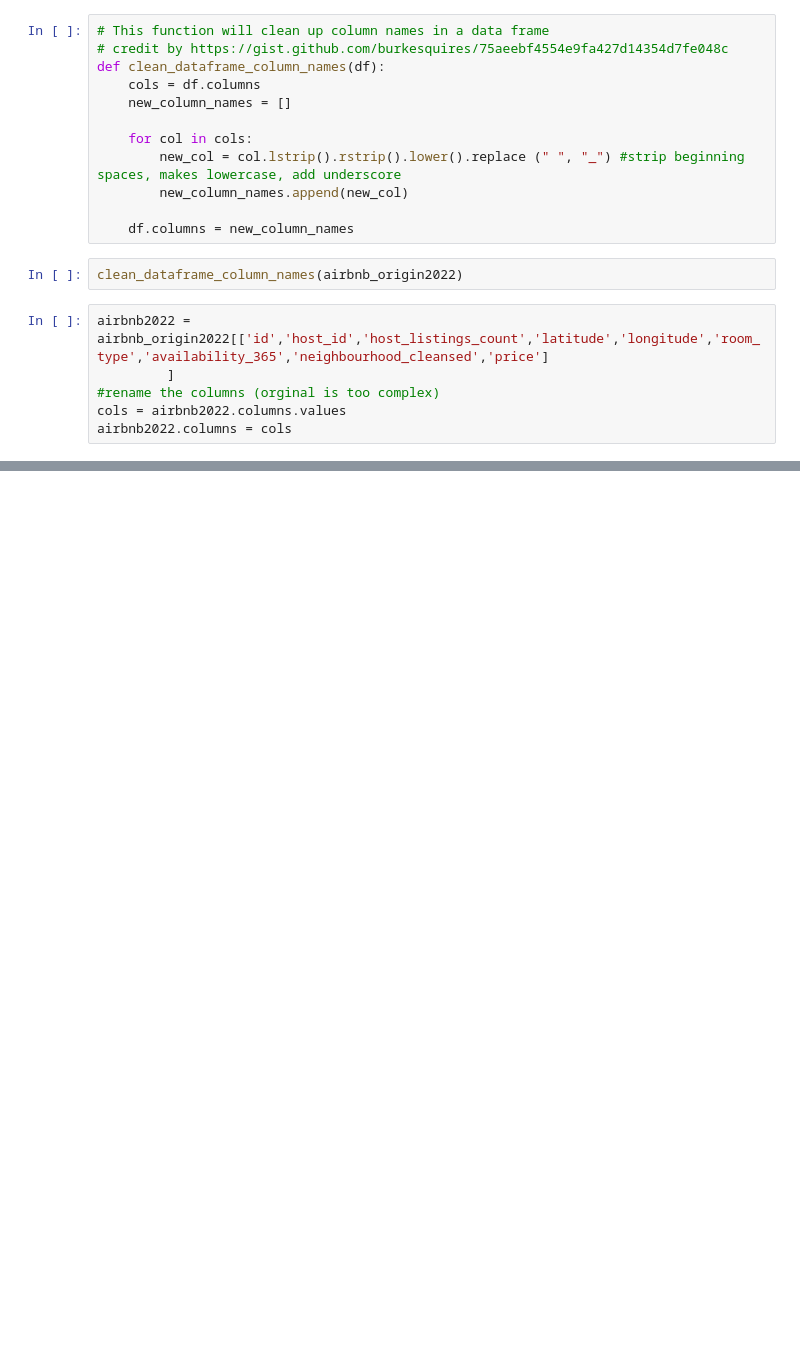
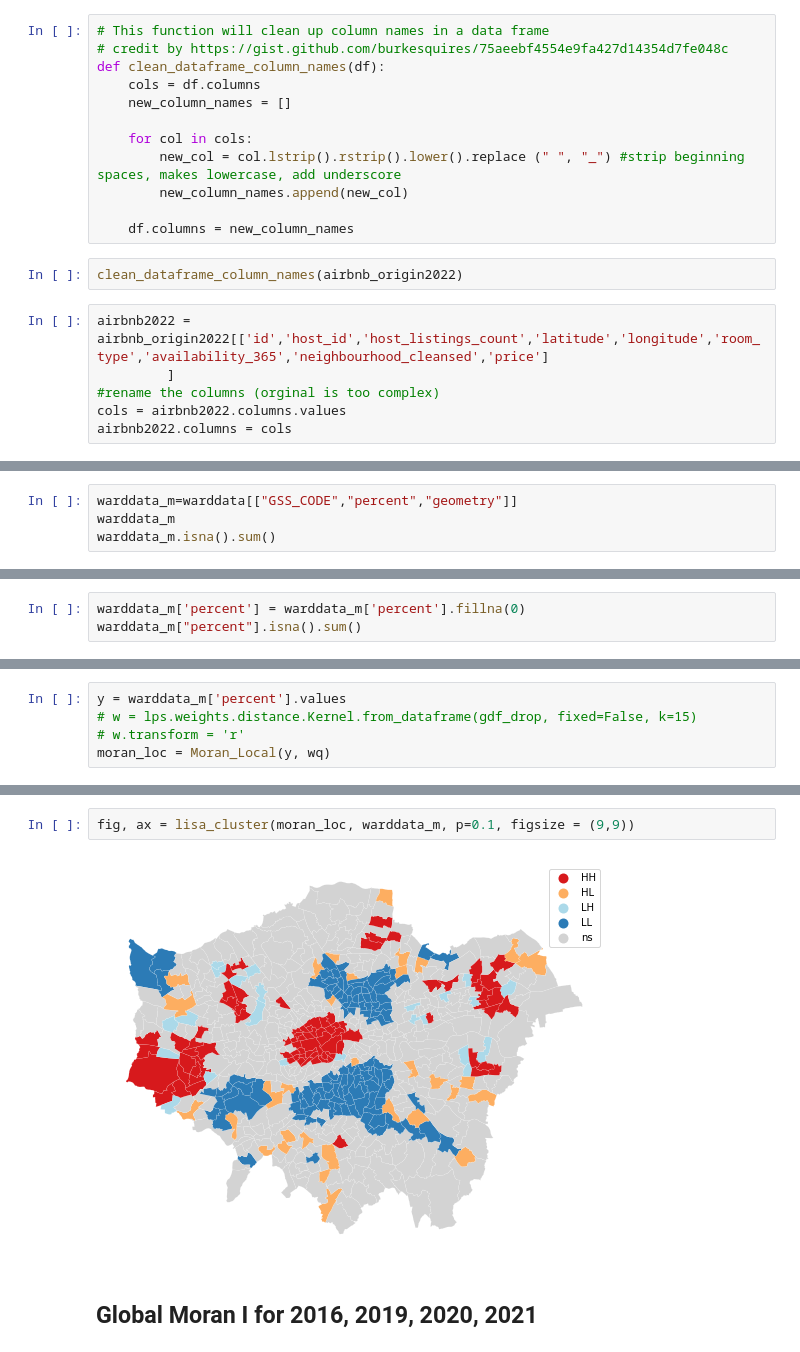
Before and after one commit to korentinchen/fsdsgroupwork, a Jupyter notebook: test.ipynb, the cells around one changed output, grey strips where cells are left out. Drawn from its saved outputs; the diff is of its cells as text; blank space fills up the shorter version.

Commit message:
Update test.ipynb
Moran-LISA

```diff
--- a/test.ipynb
+++ b/test.ipynb
@@ -72,0 +375,4 @@ airbnb2022
+# %%
+warddata_m=warddata[["GSS_CODE","percent","geometry"]]
+warddata_m
+warddata_m.isna().sum()
@@ -72,0 +384,3 @@ airbnb2022
+# %%
+warddata_m['percent'] = warddata_m['percent'].fillna(0)
+warddata_m["percent"].isna().sum()
@@ -72,0 +423,5 @@ airbnb2022
+# %%
+y = warddata_m['percent'].values
+# w = lps.weights.distance.Kernel.from_dataframe(gdf_drop, fixed=False, k=15)
+# w.transform = 'r'
+moran_loc = Moran_Local(y, wq)
@@ -72,0 +446,6 @@ airbnb2022
+# %%
+fig, ax = lisa_cluster(moran_loc, warddata_m, p=0.1, figsize = (9,9))
+# %% [output]
+[figure, added]
+# %% [markdown]
+## Global Moran I for 2016, 2019, 2020, 2021
```
Also changed, not shown: parts of 40 cells of this notebook.
